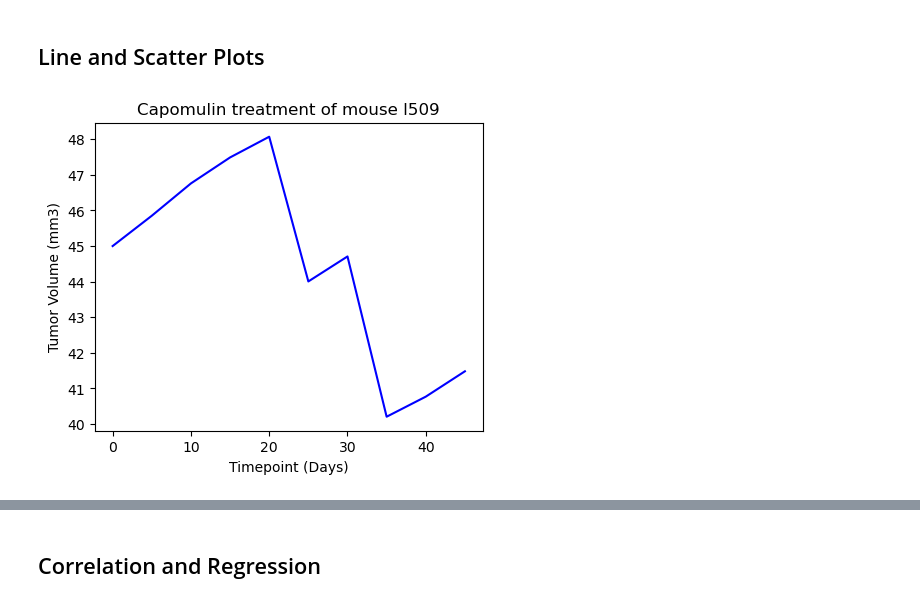
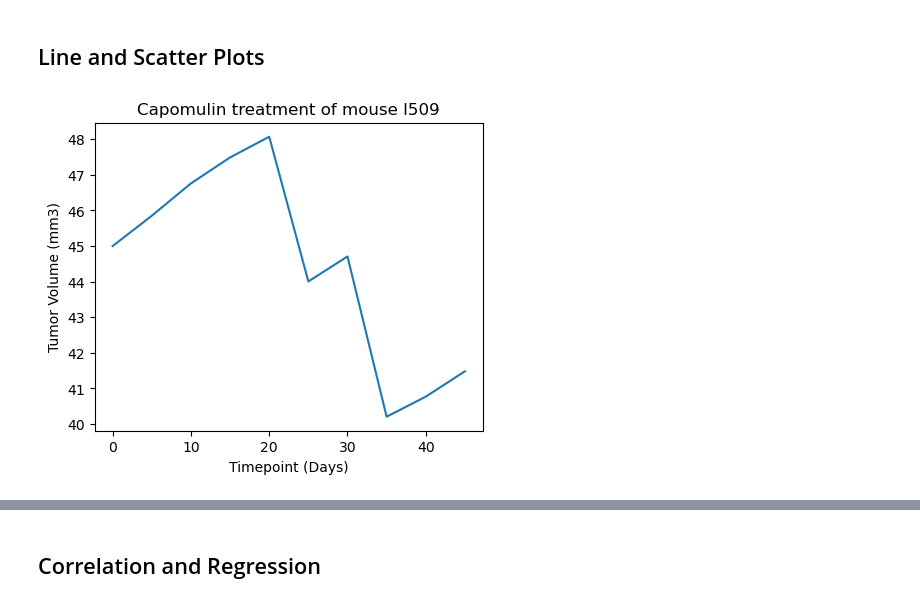
Before and after one commit to tmbiro/data_visualization, a Jupyter notebook: pymaceuticals.ipynb, the cells around one changed output, grey strips where cells are left out. Saved outputs shown, nothing was run; the diff lists cells and outputs as text; code cells hidden in the pictures.

```diff
--- a/pymaceuticals.ipynb
+++ b/pymaceuticals.ipynb
@@ -304,15 +308,14 @@ dtype: object
 # %%
 # Generate a line plot of tumor volume vs. time point for a mouse treated with Capomulin
 capomulin_l509 = mouse_subset.loc[(mouse_subset["Mouse ID"] == "l509"),:]
 capo_line = capomulin_l509.plot.line(
     x="Timepoint",
     y="Tumor Volume (mm3)",
-    color="blue",
     title="Capomulin treatment of mouse l509",
     legend=False,
     ylabel="Tumor Volume (mm3)",
     xlabel="Timepoint (Days)",
     figsize=(5, 4)
     )
 # %% [output]
-[figure, old version]
+[figure, new version]
```
Also changed, not shown: parts of 6 cells of this notebook.
